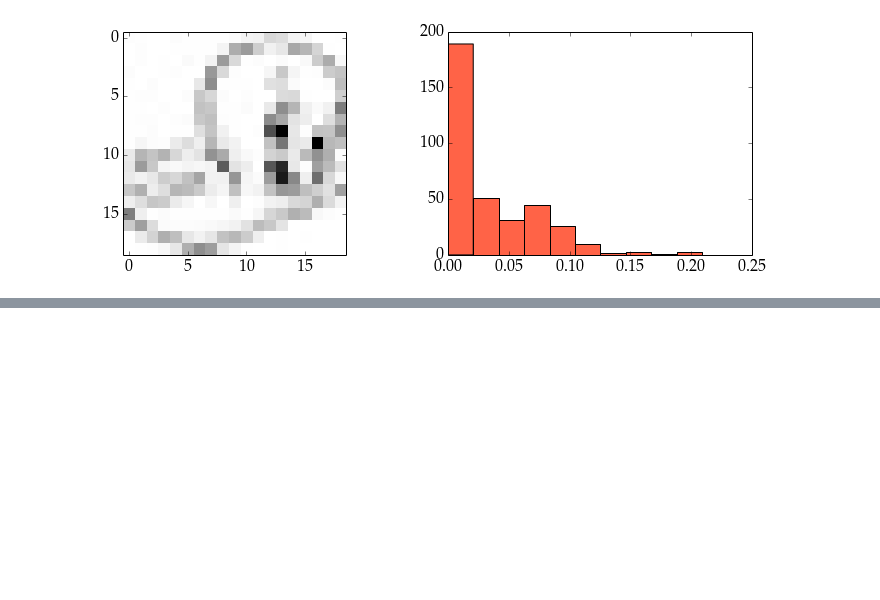
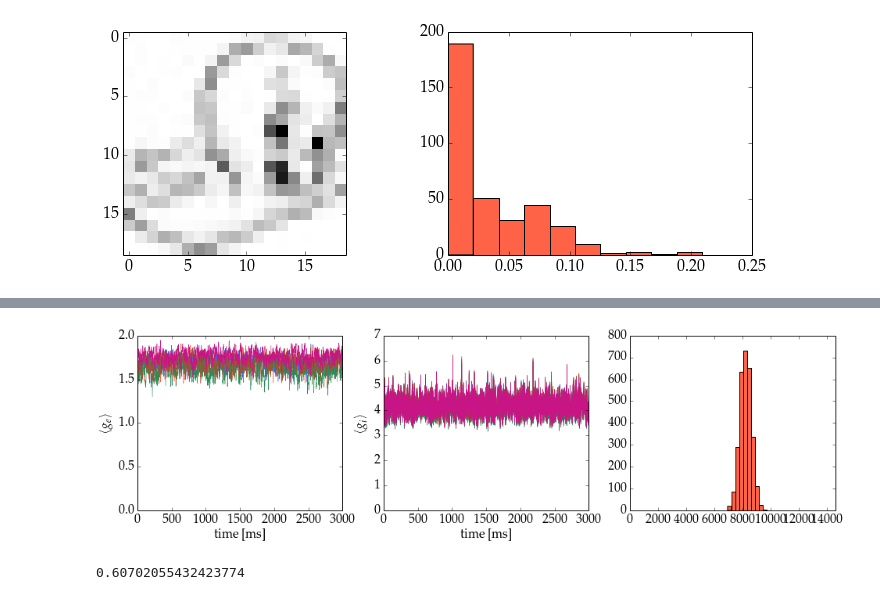
Before and after one commit to Arthas1121/SpikingLCA, a Jupyter notebook: active_nb_scripts/spiking_based5 - stochastic external input.ipynb, the cells around one changed output, grey strips where cells are left out. Saved outputs shown, nothing was run; the diff lists cells and outputs as text; code cells hidden in the pictures; blank space fills up the shorter version.

```diff
--- a/active_nb_scripts/spiking_based5 - stochastic external input.ipynb
+++ b/active_nb_scripts/spiking_based5 - stochastic external input.ipynb
@@ -278,0 +365,24 @@ imshow(np.reshape([rec.T[-1]], (19, 19)), interpolation="nearest", cmap = cm.Gre
+# %%
+vms = [SMs[0][i][:] for i in xrange(Ndic)]
+ges = [SMs[1][i][:] for i in xrange(Ndic)]
+gis = [SMs[2][i][:] for i in xrange(Ndic)]
+pyl.figure(figsize=(16,4))
+pyl.subplot(1,3,1)
+pyl.xlabel("time [ms]")
+pyl.ylabel(r"$\langle g_e\rangle$")
+plot(np.array(ges[10:15]).T, linewidth=.5)
+#pyl.ylim(-0.05,0.55)
+pyl.subplot(1,3,2)
+pyl.plot(np.array(gis[10:15]).T, linewidth=0.5);
+pyl.xlabel("time [ms]")
+pyl.ylabel(r"$\langle g_i\rangle$")
+#pyl.ylim(0.,0.55)
+pyl.subplot(1,3,3)
+ns = pyl.hist(GM["i_stim"]*pars["input_factor_s"], );
+xlim(0, 1.5*np.max(ns[1]));
+# %% [output]
+[figure, added]
+# %%
+np.max(GM["i_stim"])
+# %% [output]
+0.60702055432423774
```
Also changed, not shown: parts of 7 cells of this notebook.
